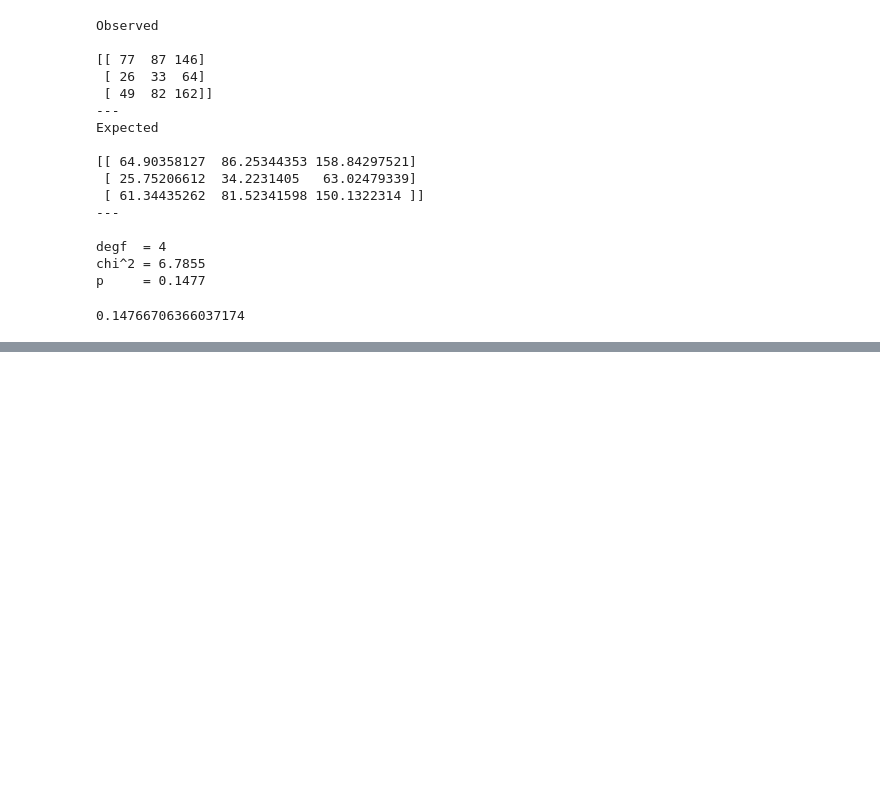
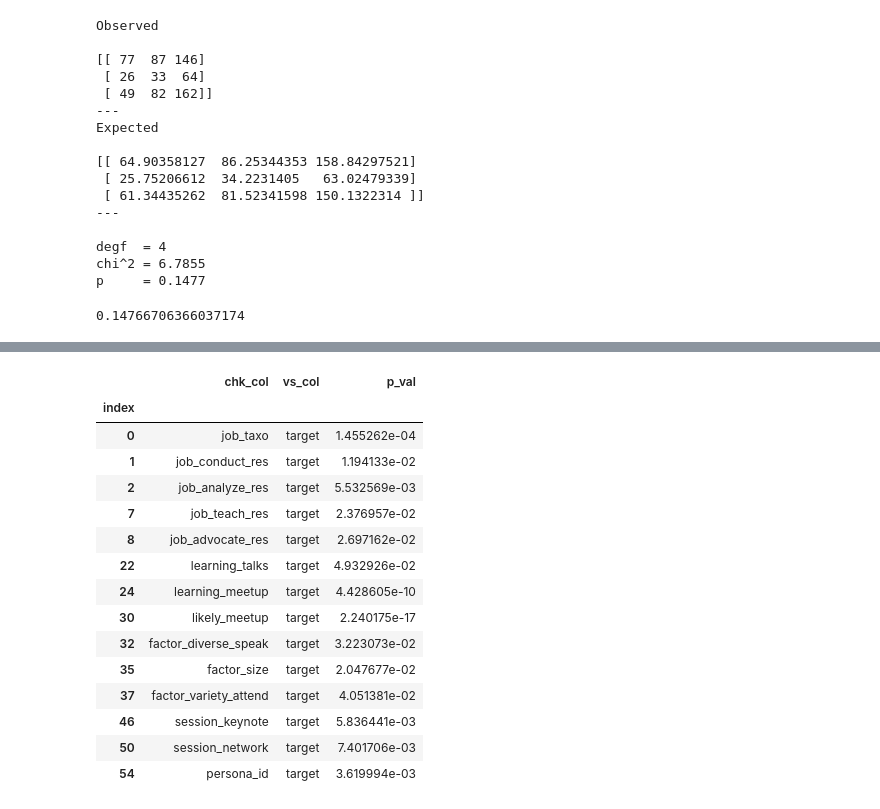
Before and after one commit to PersonaPredicta/Survey_Says..., a Jupyter notebook: kev/kworking_explore.ipynb, the cells around one changed output, grey strips where cells are left out. Cells and saved outputs as stored; diff of their text form; code cells hidden in the pictures; blank space fills up the shorter version.

```diff
--- a/kev/kworking_explore.ipynb
+++ b/kev/kworking_explore.ipynb
@@ -741,0 +765,21 @@ chi2_df2all[chi2_2all.p_val<=.05]
+# %%
+chi2_3df = get_chi2_for_cols(dfrecode3, chi2_cols, 'target')
+# %%
+chi2_3df[chi2_3df.p_val<=.05]
+# %% [output]
+|  | chk_col | vs_col | p_val |
+| index |  |  |  |
+| 0 | job_taxo | target | 1.455262e-04 |
+| 1 | job_conduct_res | target | 1.194133e-02 |
+| 2 | job_analyze_res | target | 5.532569e-03 |
+| 7 | job_teach_res | target | 2.376957e-02 |
+| 8 | job_advocate_res | target | 2.697162e-02 |
+| 22 | learning_talks | target | 4.932926e-02 |
+| 24 | learning_meetup | target | 4.428605e-10 |
+| 30 | likely_meetup | target | 2.240175e-17 |
+| 32 | factor_diverse_speak | target | 3.223073e-02 |
+| 35 | factor_size | target | 2.047677e-02 |
+| 37 | factor_variety_attend | target | 4.051381e-02 |
+| 46 | session_keynote | target | 5.836441e-03 |
+| 50 | session_network | target | 7.401706e-03 |
+| 54 | persona_id | target | 3.619994e-03 |
```
Also changed, not shown: parts of 21 cells of this notebook, 5 other files.
